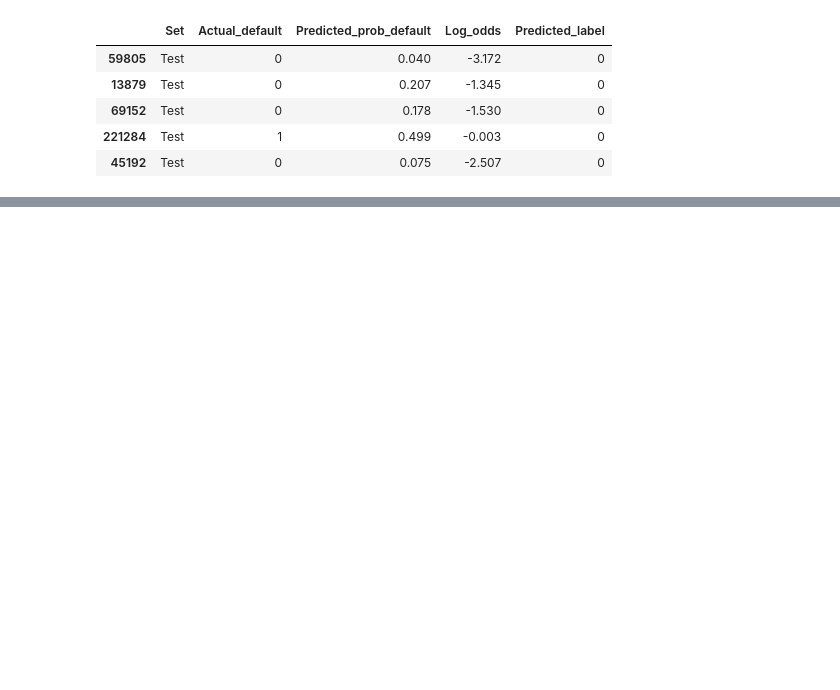
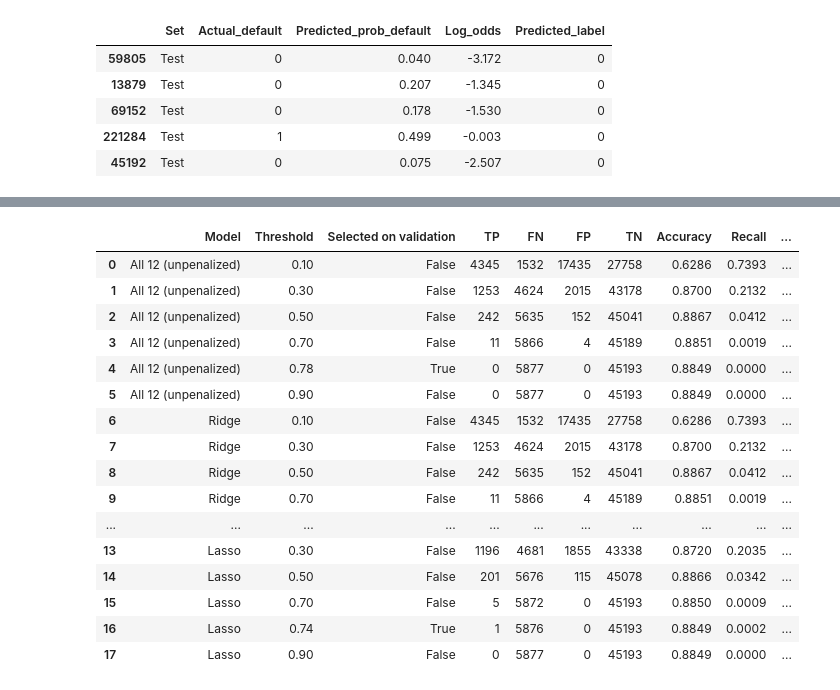
Before and after one commit to sayuri005/DS6021_Final_Project, a Jupyter notebook: Kaitlyn/logit.ipynb, the cells around one changed output, grey strips where cells are left out. Saved outputs shown, nothing was run; the diff lists cells and outputs as text; code cells hidden in the pictures; blank space fills up the shorter version.

```diff
--- a/Kaitlyn/logit.ipynb
+++ b/Kaitlyn/logit.ipynb
@@ -241,0 +844,25 @@ pd.DataFrame({
+# %%
+model_names = list(models)
+labels = ["Win", "Loss"]
+colors = [[0, "#F6F9FC"], [1, "#9EC1DF"]]
+titles = ([f"{name}<br>t = 0.50" for name in model_names] +
+          [f"{name}<br>selected t = {best_thresholds[name]:.2f}" for name in model_names])
+selected_cm_figure = make_subplots(rows=2, cols=3, subplot_titles=titles,
+                                  vertical_spacing=0.25, horizontal_spacing=0.10)
+
+for row in [1, 2]:
+    for col, name in enumerate(model_names, start=1):
+        t = 0.50 if row == 1 else best_thresholds[name]
+        cm = confusion_matrix(y_test, p_test[name] >= t, labels=[1, 0])
+        selected_cm_figure.add_trace(go.Heatmap(
+            z=cm, x=labels, y=labels, zmin=0, zmax=int(y_test.value_counts().max()),
+            colorscale=colors, showscale=False, texttemplate="%{z}",
+            textfont=dict(color="#132F4C", size=18),
+            hovertemplate="Actual %{y}<br>Predicted %{x}<br>Count %{z}<extra></extra>"
+        ), row=row, col=col)
+
+selected_cm_figure.update_xaxes(title_text="Predicted")
+selected_cm_figure.update_yaxes(title_text="Actual", autorange="reversed")
+selected_cm_figure.update_layout(template="plotly_white", height=690,
+                                title="Test confusion matrices: default and validation-selected thresholds")
+selected_cm_figure.show()
@@ -241,0 +903,35 @@ pd.DataFrame({
+# %%
+metric_rows = []
+for name in model_names:
+    show_thresholds = sorted(set([0.10, 0.30, 0.50, 0.70, 0.90, best_thresholds[name]]))
+    for t in show_thresholds:
+        tp, fn, fp, tn = confusion_matrix(y_test, p_test[name] >= t, labels=[1, 0]).ravel()
+        metric_rows.append({
+            "Model": name, "Threshold": t, "Selected on validation": t == best_thresholds[name],
+            "TP": tp, "FN": fn, "FP": fp, "TN": tn,
+            "Accuracy": (tp + tn) / len(y_test), "Recall": tp / (tp + fn),
+            "Precision": tp / (tp + fp) if tp + fp else 0,
+            "Cost": cost_fp * fp + cost_fn * fn,
+            "Log loss": log_loss(y_test, p_test[name])
+        })
+
+test_threshold_results = pd.DataFrame(metric_rows)
+display(test_threshold_results.round(4))
+# %% [output]
+|  | Model | Threshold | Selected on validation | TP | FN | FP | TN | Accuracy | Recall | ... |
+| 0 | All 12 (unpenalized) | 0.10 | False | 4345 | 1532 | 17435 | 27758 | 0.6286 | 0.7393 | ... |
+| 1 | All 12 (unpenalized) | 0.30 | False | 1253 | 4624 | 2015 | 43178 | 0.8700 | 0.2132 | ... |
+| 2 | All 12 (unpenalized) | 0.50 | False | 242 | 5635 | 152 | 45041 | 0.8867 | 0.0412 | ... |
+| 3 | All 12 (unpenalized) | 0.70 | False | 11 | 5866 | 4 | 45189 | 0.8851 | 0.0019 | ... |
+| 4 | All 12 (unpenalized) | 0.78 | True | 0 | 5877 | 0 | 45193 | 0.8849 | 0.0000 | ... |
+| 5 | All 12 (unpenalized) | 0.90 | False | 0 | 5877 | 0 | 45193 | 0.8849 | 0.0000 | ... |
+| 6 | Ridge | 0.10 | False | 4345 | 1532 | 17435 | 27758 | 0.6286 | 0.7393 | ... |
+| 7 | Ridge | 0.30 | False | 1253 | 4624 | 2015 | 43178 | 0.8700 | 0.2132 | ... |
+| 8 | Ridge | 0.50 | False | 242 | 5635 | 152 | 45041 | 0.8867 | 0.0412 | ... |
+| 9 | Ridge | 0.70 | False | 11 | 5866 | 4 | 45189 | 0.8851 | 0.0019 | ... |
+| ... | ... | ... | ... | ... | ... | ... | ... | ... | ... | ... |
+| 13 | Lasso | 0.30 | False | 1196 | 4681 | 1855 | 43338 | 0.8720 | 0.2035 | ... |
+| 14 | Lasso | 0.50 | False | 201 | 5676 | 115 | 45078 | 0.8866 | 0.0342 | ... |
+| 15 | Lasso | 0.70 | False | 5 | 5872 | 0 | 45193 | 0.8850 | 0.0009 | ... |
+| 16 | Lasso | 0.74 | True | 1 | 5876 | 0 | 45193 | 0.8849 | 0.0002 | ... |
+| 17 | Lasso | 0.90 | False | 0 | 5877 | 0 | 45193 | 0.8849 | 0.0000 | ... |
```
Also changed, not shown: parts of 51 cells of this notebook, 2 other files.
